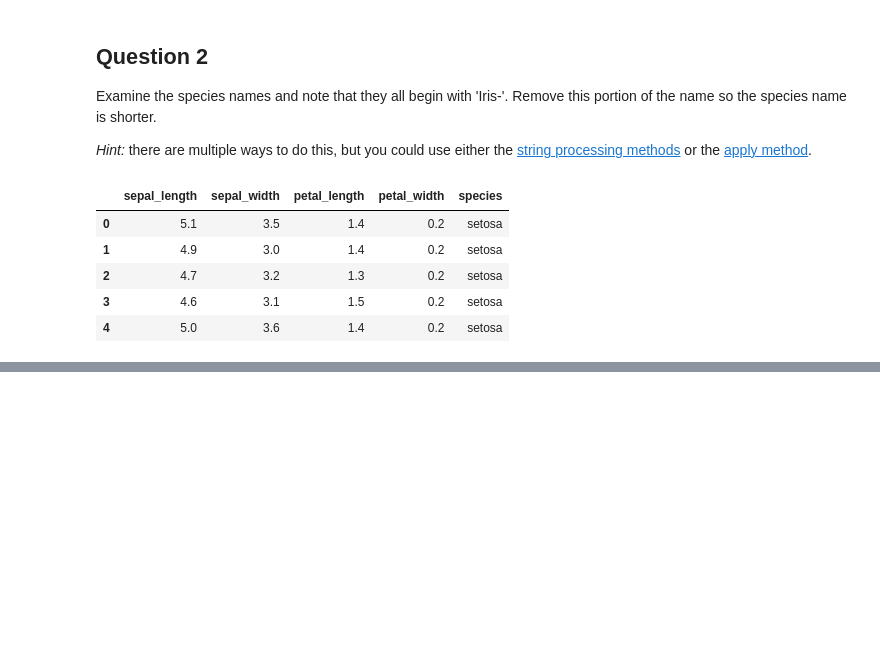
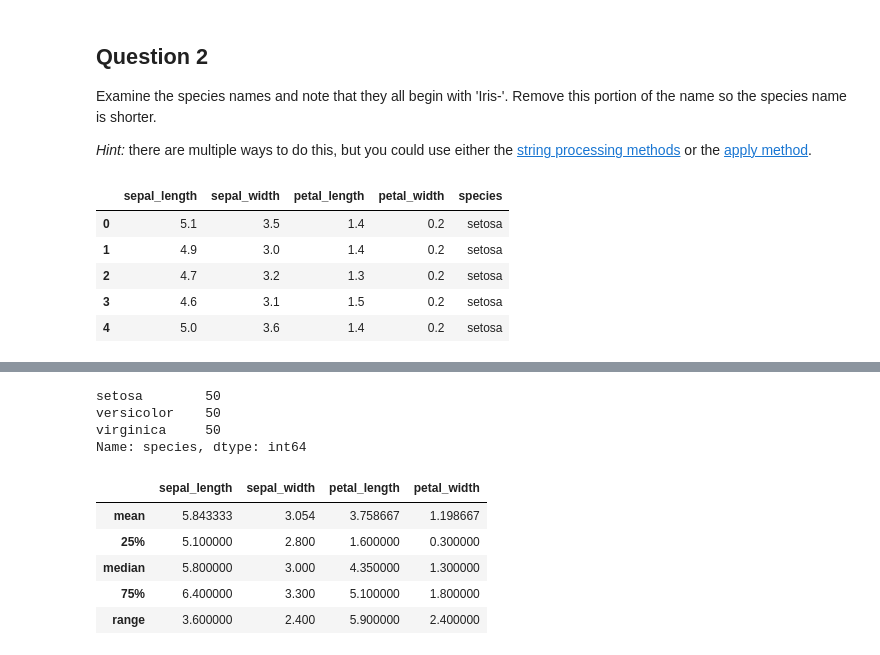
Before and after one commit to xxy1226/ML-Exercises, a Jupyter notebook: Coursera-IBM/IBM - 01 Exploratory Data Analysis for Machine Learning/03DEMO_EDA.ipynb, the cells around one changed output, grey strips where cells are left out. Saved outputs shown, nothing was run; the diff lists cells and outputs as text; code cells hidden in the pictures; blank space fills up the shorter version.

```diff
--- a/Coursera-IBM/IBM - 01 Exploratory Data Analysis for Machine Learning/03DEMO_EDA.ipynb
+++ b/Coursera-IBM/IBM - 01 Exploratory Data Analysis for Machine Learning/03DEMO_EDA.ipynb
@@ -70,0 +86,27 @@ data.head()
+# %%
+### BEGIN SOLUTION
+# One way to count each species
+data.species.value_counts()
+# %% [output]
+setosa        50
+versicolor    50
+virginica     50
+Name: species, dtype: int64
+# %%
+# Select just the rows desired from the 'describe' method and add in the 'median'
+stats_df = data.describe()
+stats_df = data.describe()
+stats_df.loc['range'] = stats_df.loc['max'] - stats_df.loc['min']
+
+out_fields = ['mean','25%','50%','75%', 'range']
+stats_df = stats_df.loc[out_fields]
+stats_df.rename({'50%': 'median'}, inplace=True)
+stats_df
+### END SOLUTION
+# %% [output]
+|  | sepal_length | sepal_width | petal_length | petal_width |
+| mean | 5.843333 | 3.054 | 3.758667 | 1.198667 |
+| 25% | 5.100000 | 2.800 | 1.600000 | 0.300000 |
+| median | 5.800000 | 3.000 | 4.350000 | 1.300000 |
+| 75% | 6.400000 | 3.300 | 5.100000 | 1.800000 |
+| range | 3.600000 | 2.400 | 5.900000 | 2.400000 |
```
Also changed, not shown: parts of 10 cells of this notebook, 6 other files.
